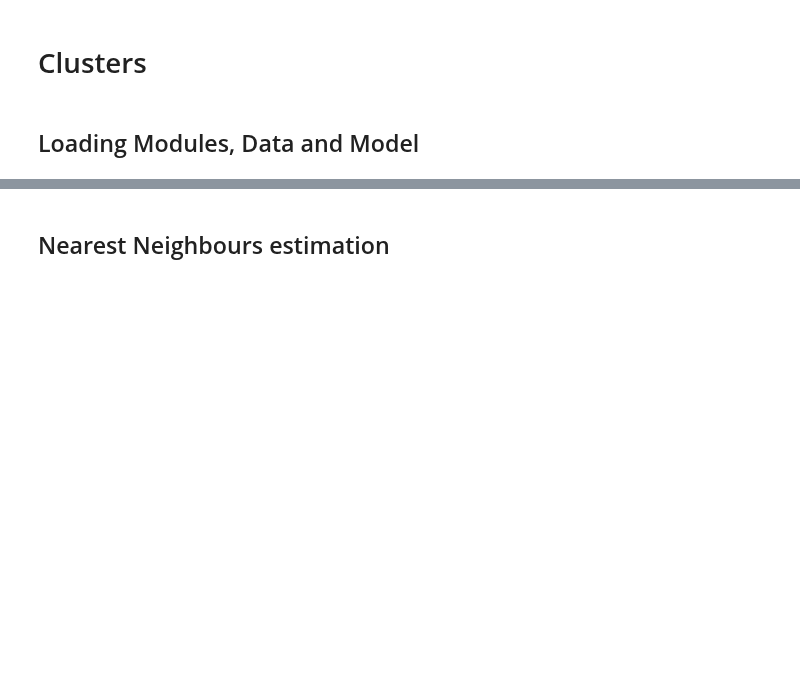
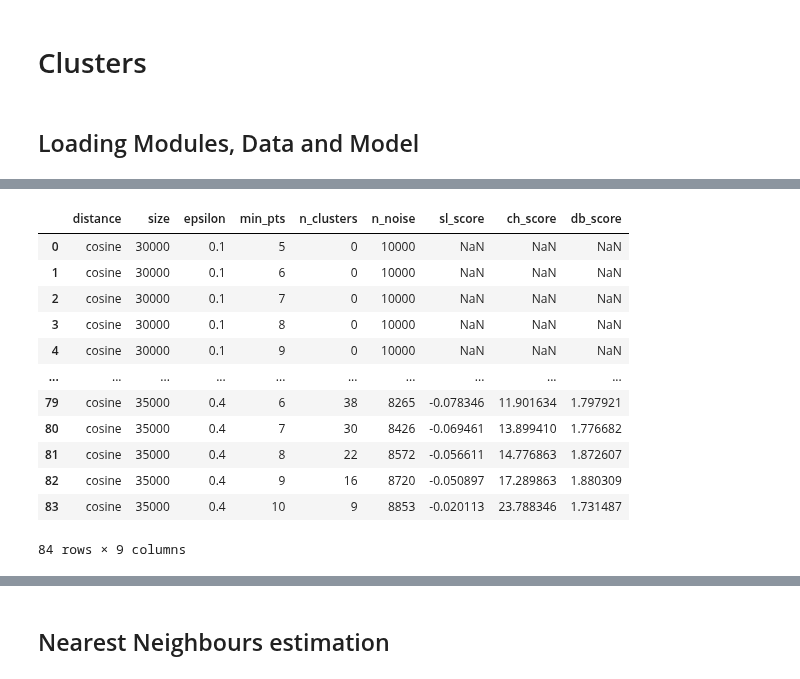
Before and after one commit to MiguelHeCa/tfm-nlp, a Jupyter notebook: notebooks/Clusters.ipynb, the cells around one changed output, grey strips where cells are left out. Cells and saved outputs as stored; diff of their text form; code cells hidden in the pictures; blank space fills up the shorter version.

```diff
--- a/notebooks/Clusters.ipynb
+++ b/notebooks/Clusters.ipynb
@@ -42,0 +303,4 @@ X = model.dv.vectors
+# %%
+res_paths = sorted([str(file) for file in Path(data_dir).glob('dbscan*.csv')])
+print(*res_paths, sep='\n')
+df = pd.read_csv(res_paths[-1])
@@ -42,0 +315,16 @@ X = model.dv.vectors
+# %%
+df
+# %% [output]
+|  | distance | size | epsilon | min_pts | n_clusters | n_noise | sl_score | ch_score | db_score |
+| 0 | cosine | 30000 | 0.1 | 5 | 0 | 10000 | NaN | NaN | NaN |
+| 1 | cosine | 30000 | 0.1 | 6 | 0 | 10000 | NaN | NaN | NaN |
+| 2 | cosine | 30000 | 0.1 | 7 | 0 | 10000 | NaN | NaN | NaN |
+| 3 | cosine | 30000 | 0.1 | 8 | 0 | 10000 | NaN | NaN | NaN |
+| 4 | cosine | 30000 | 0.1 | 9 | 0 | 10000 | NaN | NaN | NaN |
+| ... | ... | ... | ... | ... | ... | ... | ... | ... | ... |
+| 79 | cosine | 35000 | 0.4 | 6 | 38 | 8265 | -0.078346 | 11.901634 | 1.797921 |
+| 80 | cosine | 35000 | 0.4 | 7 | 30 | 8426 | -0.069461 | 13.899410 | 1.776682 |
+| 81 | cosine | 35000 | 0.4 | 8 | 22 | 8572 | -0.056611 | 14.776863 | 1.872607 |
+| 82 | cosine | 35000 | 0.4 | 9 | 16 | 8720 | -0.050897 | 17.289863 | 1.880309 |
+| 83 | cosine | 35000 | 0.4 | 10 | 9 | 8853 | -0.020113 | 23.788346 | 1.731487 |
+84 rows × 9 columns
```
Also changed, not shown: parts of 80 cells of this notebook.
